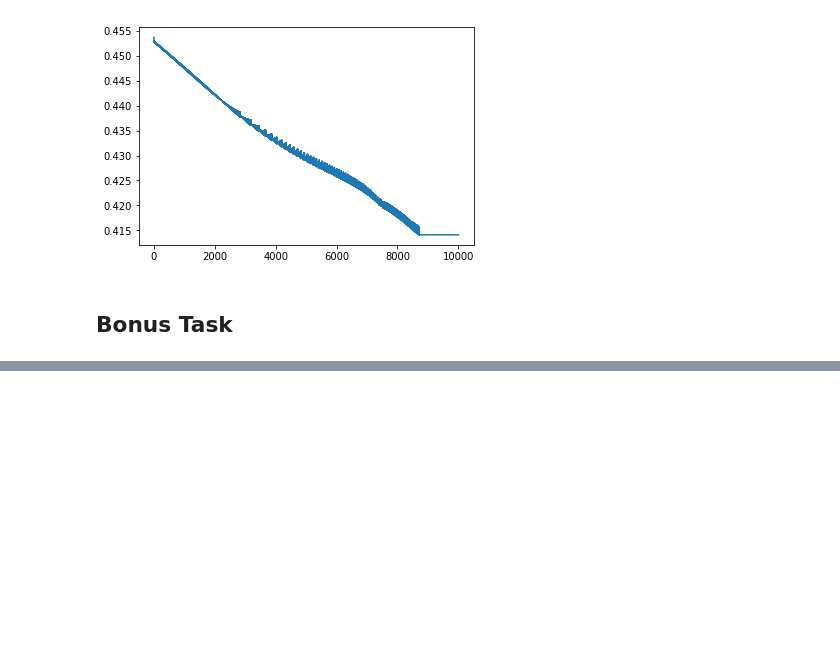
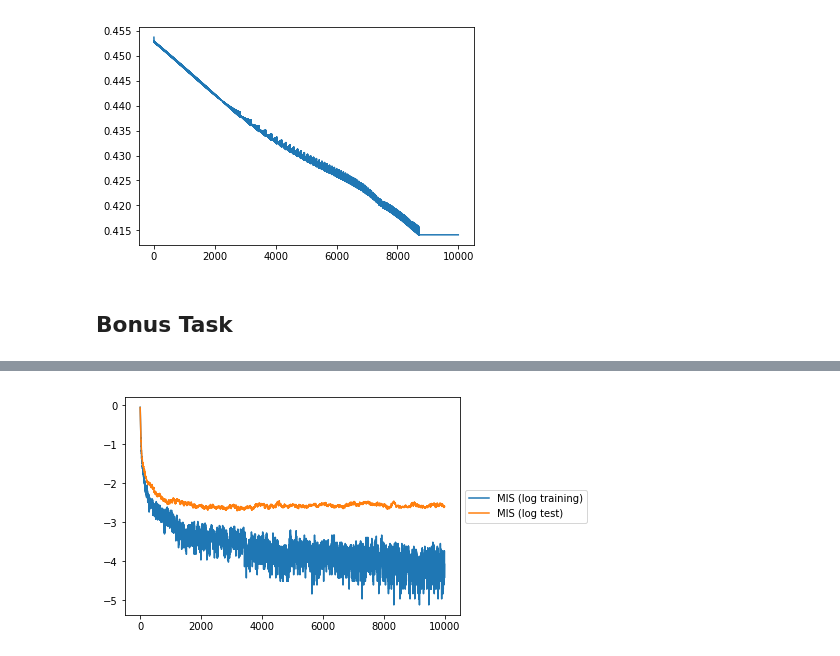
Before and after one commit to slchangtw/machine_learning_Jacobs, a Jupyter notebook: MLP.ipynb, the cells around one changed output, grey strips where cells are left out. Saved outputs shown, nothing was run; the diff lists cells and outputs as text; code cells hidden in the pictures; blank space fills up the shorter version.

```diff
--- a/MLP.ipynb
+++ b/MLP.ipynb
@@ -187,0 +202,9 @@ for epoch in range(epochs):
+# %%
+# plot MIS
+plt.plot(np.log(train_mis))
+plt.plot(np.log(test_mis))
+
+plt.legend(['MIS (log training)','MIS (log test)'], loc='center left', bbox_to_anchor=(1, 0.5))
+plt.show()
+# %% [output]
+[figure, added]
```
Also changed, not shown: parts of 5 cells of this notebook.
